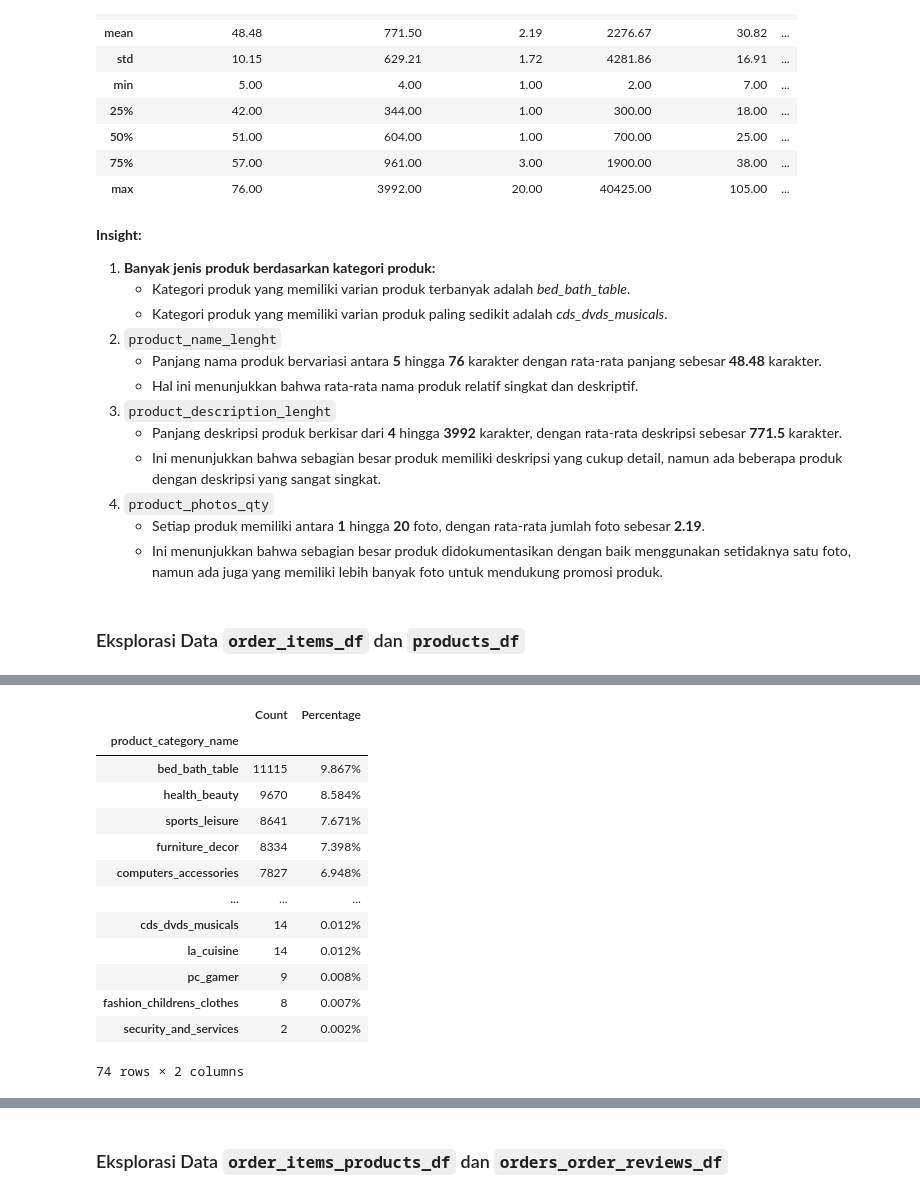
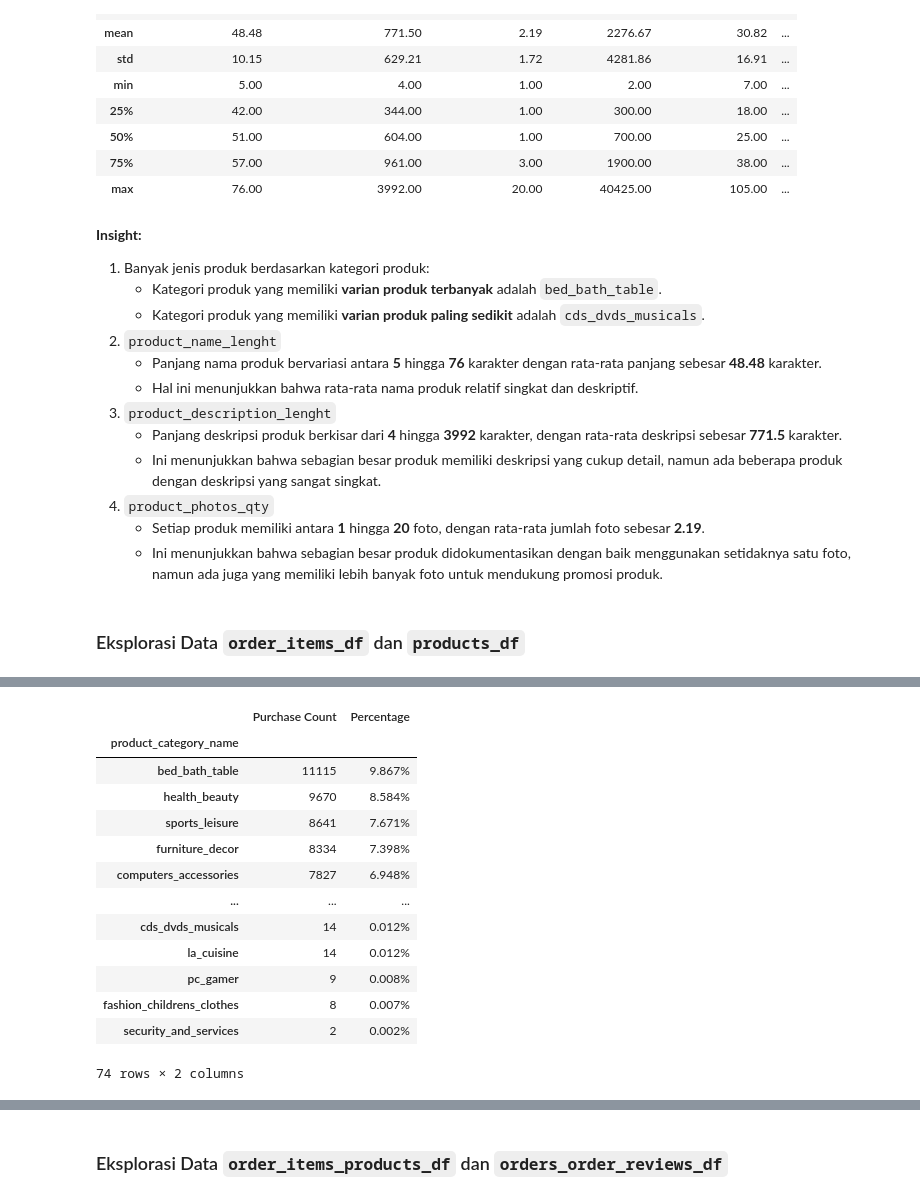
Before and after one commit to fxrdhan/Data-Analysis-Project, a Jupyter notebook: notebook.ipynb, the cells around one changed output, grey strips where cells are left out. Saved outputs shown, nothing was run; the diff lists cells and outputs as text; code cells hidden in the pictures.

```diff
--- a/notebook.ipynb
+++ b/notebook.ipynb
@@ -1911,9 +1904,9 @@ products_df.describe().round(2)
 | max | 76.00 | 3992.00 | 20.00 | 40425.00 | 105.00 | ... |
 # %% [markdown]
 **Insight:**
-1. **Banyak jenis produk berdasarkan kategori produk:**
-    - Kategori produk yang memiliki varian produk terbanyak adalah *bed_bath_table*.
-    - Kategori produk yang memiliki varian produk paling sedikit adalah *cds_dvds_musicals*.
+1. Banyak jenis produk berdasarkan kategori produk:
+    - Kategori produk yang memiliki **varian produk terbanyak** adalah `bed_bath_table`.
+    - Kategori produk yang memiliki **varian produk paling sedikit** adalah `cds_dvds_musicals`.
 2. `product_name_lenght`
     - Panjang nama produk bervariasi antara **5** hingga **76** karakter dengan rata-rata panjang sebesar **48.48** karakter.
     - Hal ini menunjukkan bahwa rata-rata nama produk relatif singkat dan deskriptif.
@@ -1961,20 +1954,20 @@ memory usage: 12.9+ MB
 # %%
 category_counts = order_items_products_df["product_category_name"].value_counts(
     ascending=False
 )
 total_products = len(order_items_products_df)
 
-percentages = (category_counts / total_products * 100).round(3).map("{:.3f}%".format)
+percentages = (category_counts / total_products * 100).map("{:.3f}%".format)
 
 pd.DataFrame(
     {
         # "Category": category_counts.index,
-        "Count": category_counts.values,
+        "Purchase Count": category_counts.values,
         "Percentage": percentages,
     }
 )
 # %% [output]
-|  | Count | Percentage |
+|  | Purchase Count | Percentage |
 | product_category_name |  |  |
 | bed_bath_table | 11115 | 9.867% |
 | health_beauty | 9670 | 8.584% |
```
Also changed, not shown: parts of 16 cells of this notebook.
